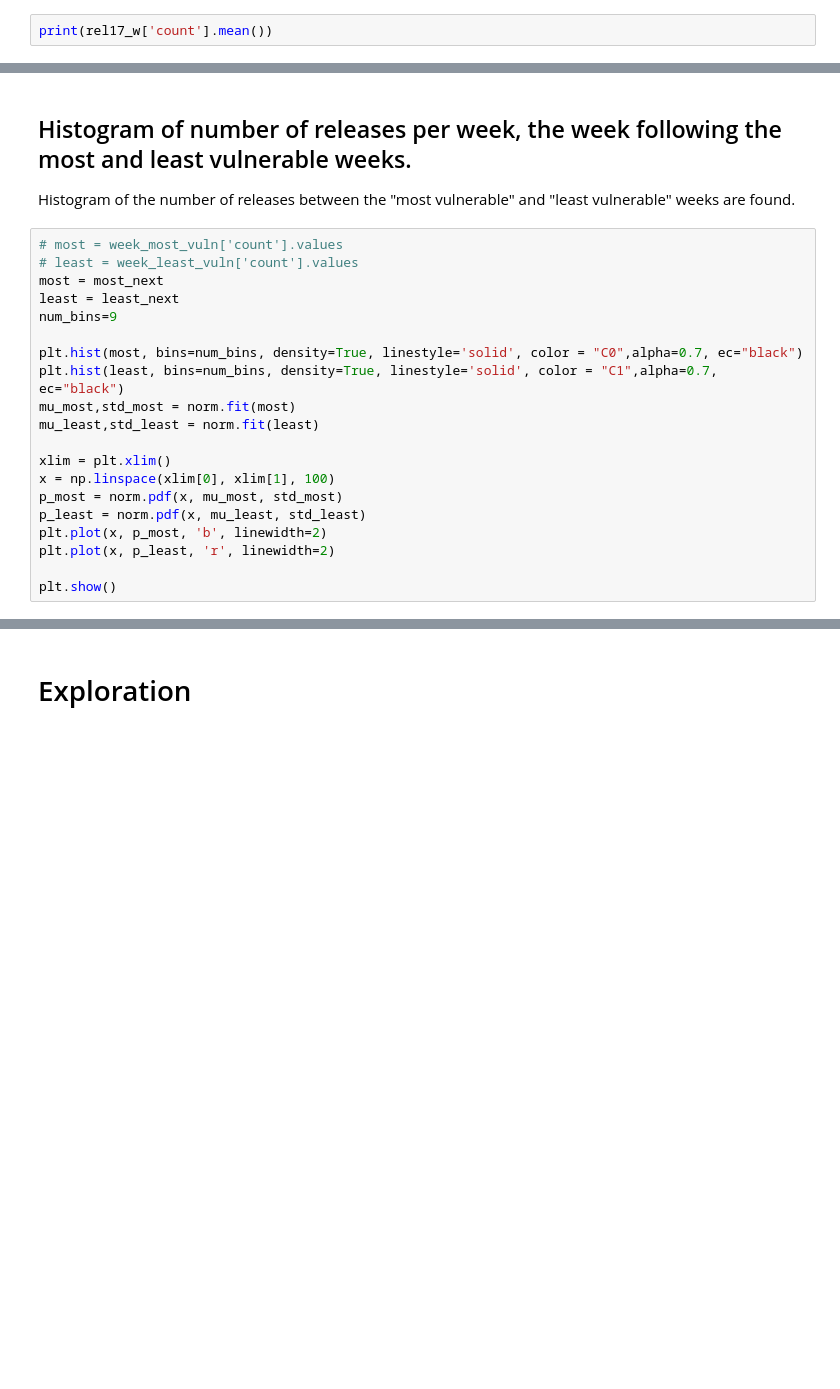
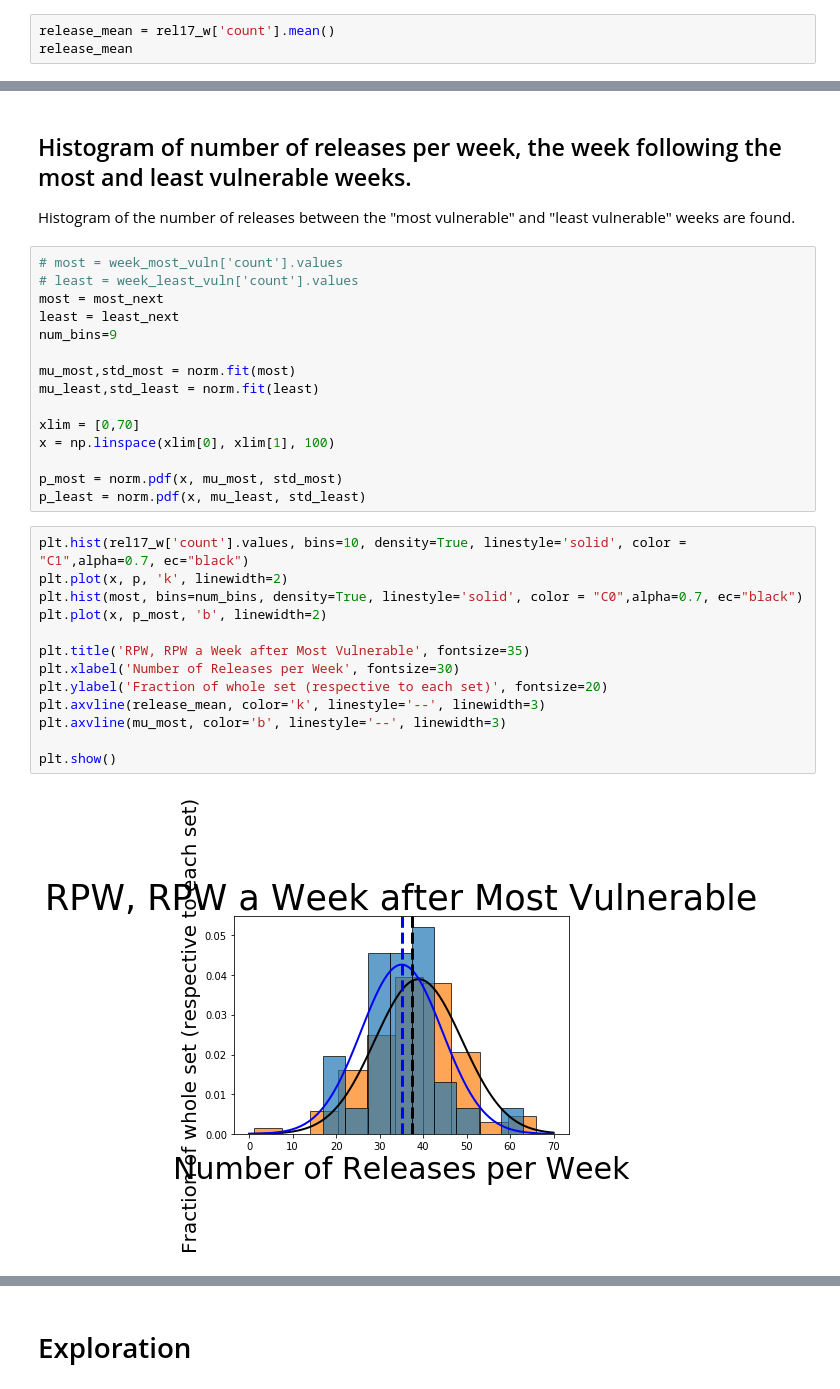
Before and after one commit to UNCG-CSE/Open_Source_Vul_Metrics, a Jupyter notebook: src/3k-python/releases.ipynb, the cells around one changed output, grey strips where cells are left out. Saved outputs shown, nothing was run; the diff lists cells and outputs as text; blank space fills up the shorter version.

```diff
--- a/src/3k-python/releases.ipynb
+++ b/src/3k-python/releases.ipynb
@@ -306,4 +330,5 @@ plt.show()
 # %% [markdown]
 ## The mean number of releases per week (from 2016 to 2018) is
 # %%
-print(rel17_w['count'].mean())
+release_mean = rel17_w['count'].mean()
+release_mean
@@ -366,16 +403,26 @@ most = most_next
 least = least_next
 num_bins=9
 
-plt.hist(most, bins=num_bins, density=True, linestyle='solid', color = "C0",alpha=0.7, ec="black")
-plt.hist(least, bins=num_bins, density=True, linestyle='solid', color = "C1",alpha=0.7, ec="black")
 mu_most,std_most = norm.fit(most)
 mu_least,std_least = norm.fit(least)
 
-xlim = plt.xlim()
+xlim = [0,70]
 x = np.linspace(xlim[0], xlim[1], 100)
+
 p_most = norm.pdf(x, mu_most, std_most)
 p_least = norm.pdf(x, mu_least, std_least)
-plt.plot(x, p_most, 'b', linewidth=2)
-plt.plot(x, p_least, 'r', linewidth=2)
-
-plt.show()
+# %%
+plt.hist(rel17_w['count'].values, bins=10, density=True, linestyle='solid', color = "C1",alpha=0.7, ec="black")
+plt.plot(x, p, 'k', linewidth=2)
+plt.hist(most, bins=num_bins, density=True, linestyle='solid', color = "C0",alpha=0.7, ec="black")
+plt.plot(x, p_most, 'b', linewidth=2)
+
+plt.title('RPW, RPW a Week after Most Vulnerable', fontsize=35)
+plt.xlabel('Number of Releases per Week', fontsize=30)
+plt.ylabel('Fraction of whole set (respective to each set)', fontsize=20)
+plt.axvline(release_mean, color='k', linestyle='--', linewidth=3)
+plt.axvline(mu_most, color='b', linestyle='--', linewidth=3)
+
+plt.show()
+# %% [output]
+[figure, added]
```
Also changed, not shown: parts of 27 cells of this notebook.
